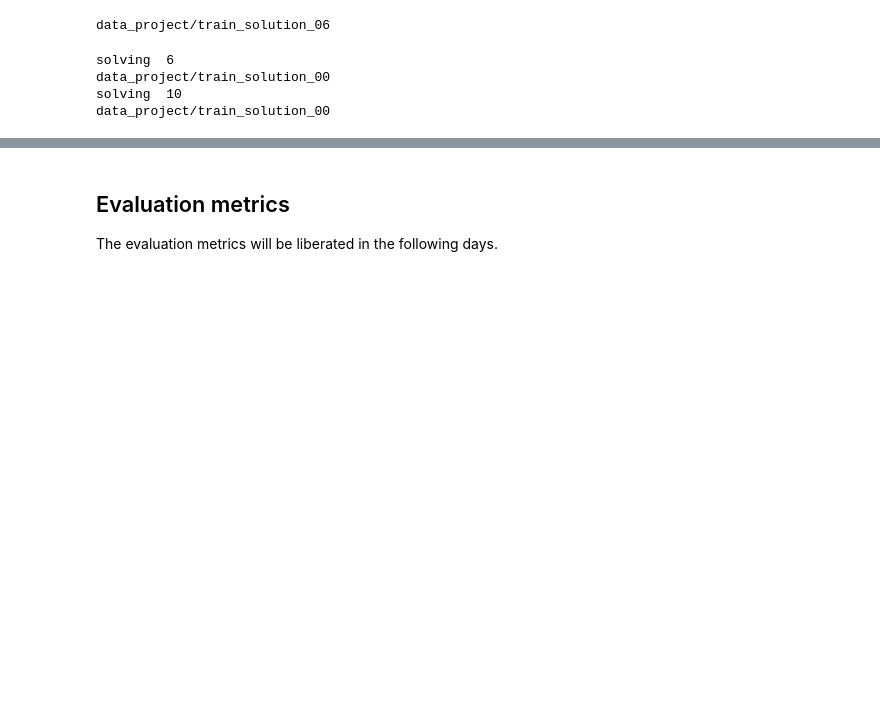
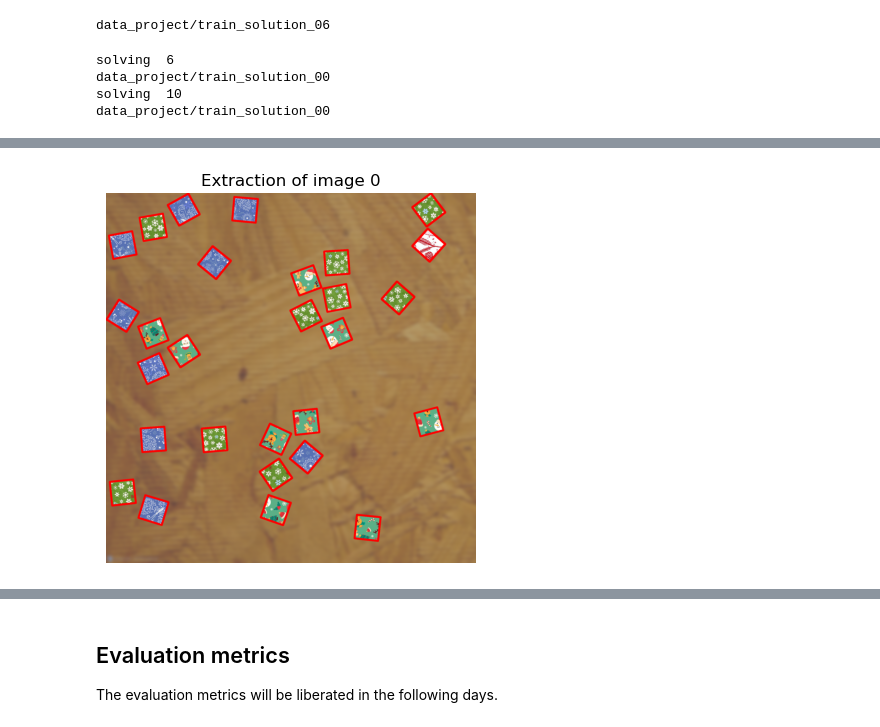
Before and after one commit to beckersven/iapr, a Jupyter notebook: project/project copy 3.ipynb, the cells around one changed output, grey strips where cells are left out. Saved outputs shown, nothing was run; the diff lists cells and outputs as text; code cells hidden in the pictures; blank space fills up the shorter version.

```diff
--- a/project/project copy 3.ipynb
+++ b/project/project copy 3.ipynb
@@ -271,0 +253,99 @@ plt.imshow(gray > 100)
+# %%
+from skimage.morphology import disk
+from skimage import morphology, filters
+import cv2 as cv
+from skimage import io, exposure
+import tqdm
+
+
+all_patches = [None] * 12
+extraction_imgs = [None] * 12
+
+
+for image_id in range(12):
+
+    img = load_input_image(image_id)
+    img2 = load_input_image(image_id)
+
+    clahe = cv.createCLAHE(3, (5,5))
+
+
+
+
+    img = cv.cvtColor(img, cv.COLOR_BGR2HSV)
+    for channel in range(img.shape[2]):  # equalizing each channel
+        img[:, :, channel] = clahe.apply(img[:, :, channel])
+
+
+
+    out = np.zeros(img.shape[0:2])
+    for i in [0, 1, 2]:
+        print("Image {}, channel {}".format(image_id, i))
+        contour_buf = []
+        contour_buf1 = []
+
+        for th in tqdm.tqdm(np.linspace(np.min(img[:,:,i], axis=(0,1)) , np.max(img[:,:,i], axis=(0,1)) , 8)):
+            binarized = img[:,:,i] < float(th)
+
+            if np.sum(binarized) > np.prod(binarized.shape) // 2:
+                binarized = binarized == False
+            # print(np.sum(binarized))
+            # print(np.prod(binarized.shape))
+            binarized = morphology.dilation(binarized, disk(4))
+            binarized = morphology.erosion(binarized, disk(6))
+
+            binarized = morphology.remove_small_objects(binarized, 10000)
+            binarized = morphology.dilation(binarized, disk(2))
+            # plt.imshow(binarized)
+            # plt.show()
+
+
+            contours,hierarchy = cv.findContours(binarized.astype(np.uint8), cv.RETR_EXTERNAL, cv.CHAIN_APPROX_NONE)
+
+
+            if len(contours) == 0: continue
+            for contour in contours:
+                epsilon = 0.1*cv.arcLength(contour,True)
+                approx = cv.approxPolyDP(contour,epsilon,True)
+                rect = cv.minAreaRect(contour)
+                box = cv.boxPoints(rect)
+                box = np.int0(box)
+                # print(cv.contourArea(box))
+                # print(cv.arcLength(box, True))
+                distances = np.zeros(4)
+                for j in range(4):
+                    distances[j] = np.linalg.norm(np.array(box[j%4]) - np.array(box[(j+1) % 4]))
+
+                if np.sum(np.abs(distances - 128.)) > 20:
+                    continue
+                else:
+                    # print(distances)
+                    # print(np.sum(np.abs(distances - 128.)))
+                    cv.fillPoly(out, [box], (255,))
+                    # plt.imshow(out)
+                    # plt.show()
+
+
+
+    patches = []
+    patch_warp = np.array([[0,0], [127,0], [127,127]]).astype(np.float32)
+
+    final_contours,_ = cv.findContours(out.astype(np.uint8), cv.RETR_EXTERNAL, cv.CHAIN_APPROX_NONE)
+
+    for final_contour in final_contours:
+        new_patch = np.zeros((128,128,3))
+        rect = cv.minAreaRect(final_contour)
+        box = cv.boxPoints(rect)
+        warp_mat = cv.getAffineTransform(box[:3], patch_warp)
+        new_patch = cv.warpAffine(img2, warp_mat, (128, 128))
+        patches.append(new_patch)
+
+    cv.drawContours(img2, final_contours, -1, (255, 0, 0), 10)
+    plt.imshow(img2)
+    plt.axis("off")
+    plt.title("Extraction of image {}".format(image_id))
+    plt.show()
+
+    all_patches[image_id] = patches
+    extraction_imgs[image_id] = img2
+# %% [output]
@@ -271,0 +355 @@ plt.imshow(gray > 100)
+[figure, added]
```
Also changed, not shown: parts of 4 cells of this notebook.
